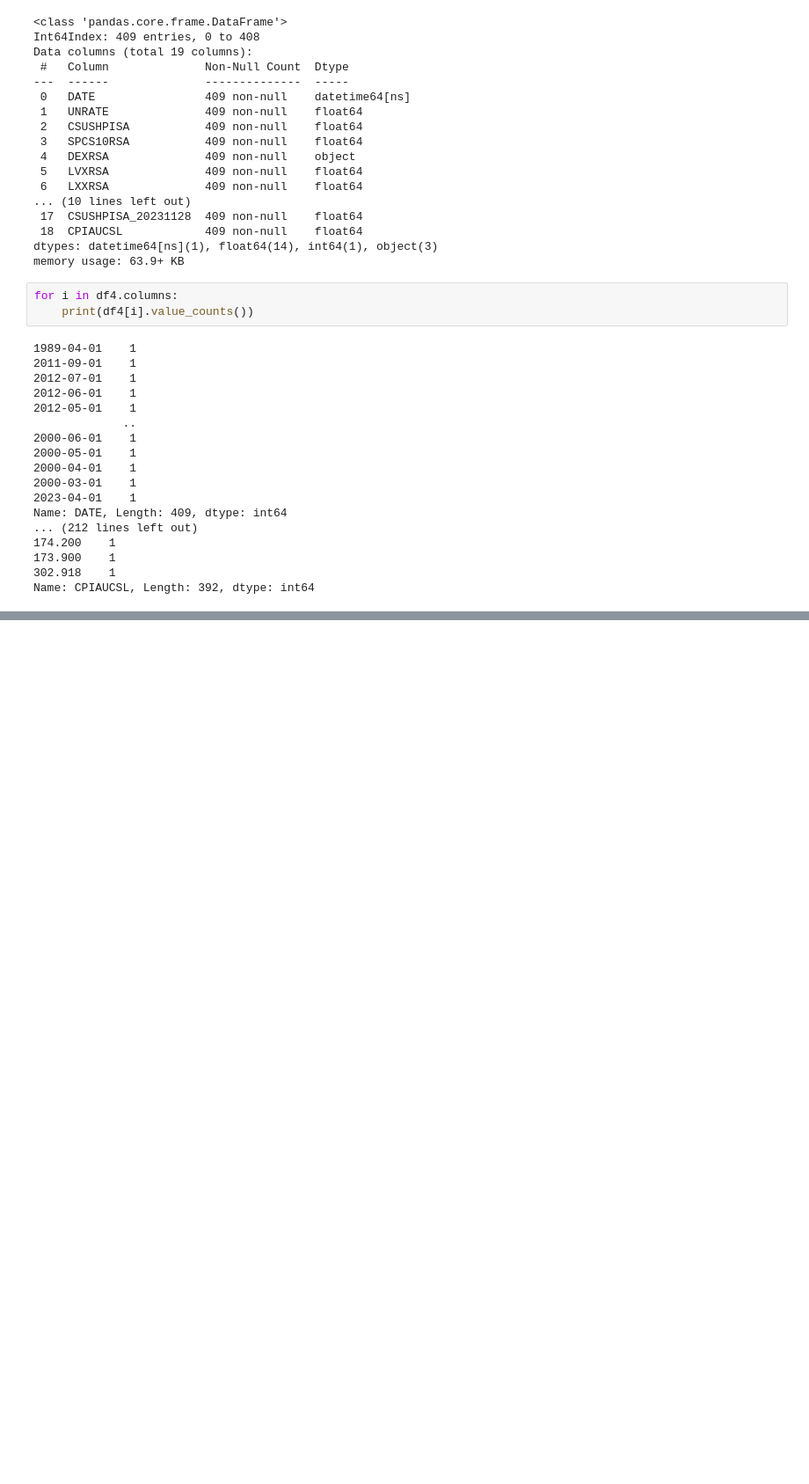
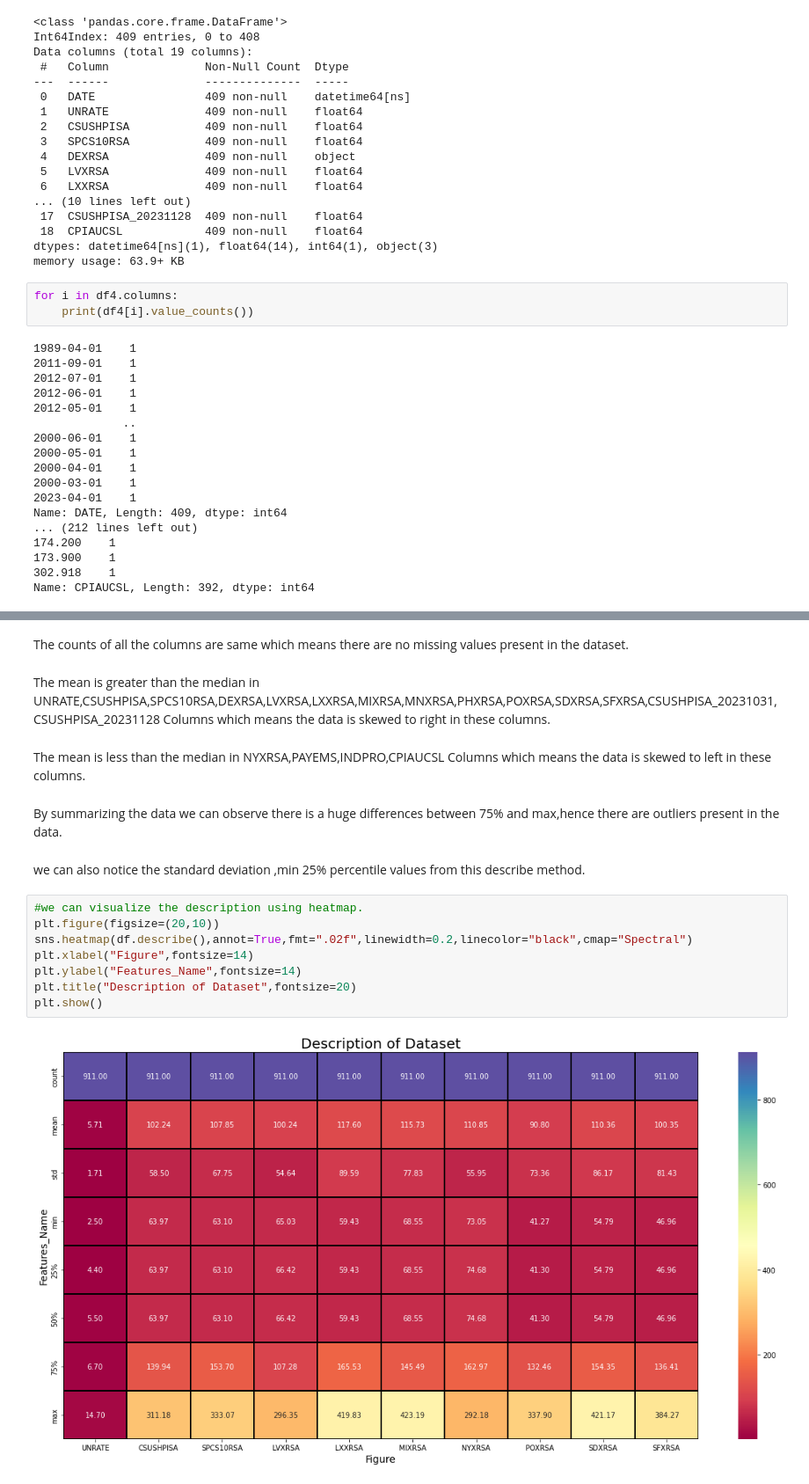
Before and after one commit to madhuriravi/Internship, a Jupyter notebook: Assessment_HomeLLC.ipynb, the cells around one changed output, grey strips where cells are left out. Shown at 88% size. Cells and saved outputs as stored; diff of their text form; blank space fills up the shorter version.

```diff
--- a/Assessment_HomeLLC.ipynb
+++ b/Assessment_HomeLLC.ipynb
@@ -753,0 +869,20 @@ memory usage: 63.9 KB
+# %% [markdown]
+The counts of all the columns are same which means there are no missing values present in the dataset.
+# %% [markdown]
+The mean is greater than the median in UNRATE,CSUSHPISA,SPCS10RSA,DEXRSA,LVXRSA,LXXRSA,MIXRSA,MNXRSA,PHXRSA,POXRSA,SDXRSA,SFXRSA,CSUSHPISA_20231031,CSUSHPISA_20231128 Columns which means the data is skewed to right in these columns.
+# %% [markdown]
+The mean is less than the median in NYXRSA,PAYEMS,INDPRO,CPIAUCSL Columns which means the data is skewed to left in these columns.
+# %% [markdown]
+By summarizing the data we can observe there is a huge differences between 75% and max,hence there are outliers present in the data.
+# %% [markdown]
+we can  also notice the standard deviation ,min 25%  percentile values from this describe method.
+# %%
+#we can visualize the description using heatmap.
+plt.figure(figsize=(20,10))
+sns.heatmap(df.describe(),annot=True,fmt=".02f",linewidth=0.2,linecolor="black",cmap="Spectral")
+plt.xlabel("Figure",fontsize=14)
+plt.ylabel("Features_Name",fontsize=14)
+plt.title("Description of Dataset",fontsize=20)
+plt.show()
+# %% [output]
+[figure, added]
```
Also changed, not shown: parts of 118 cells of this notebook.
